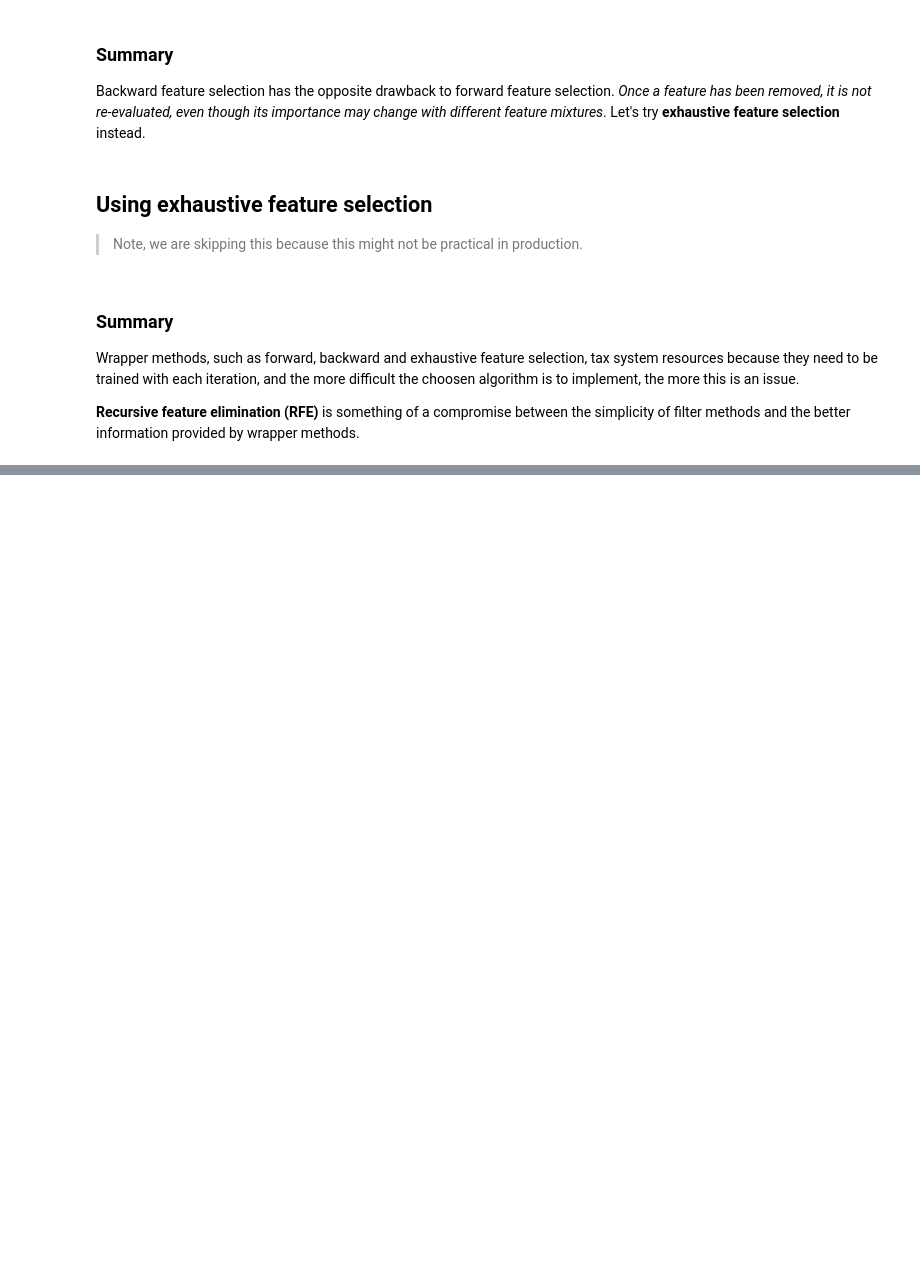
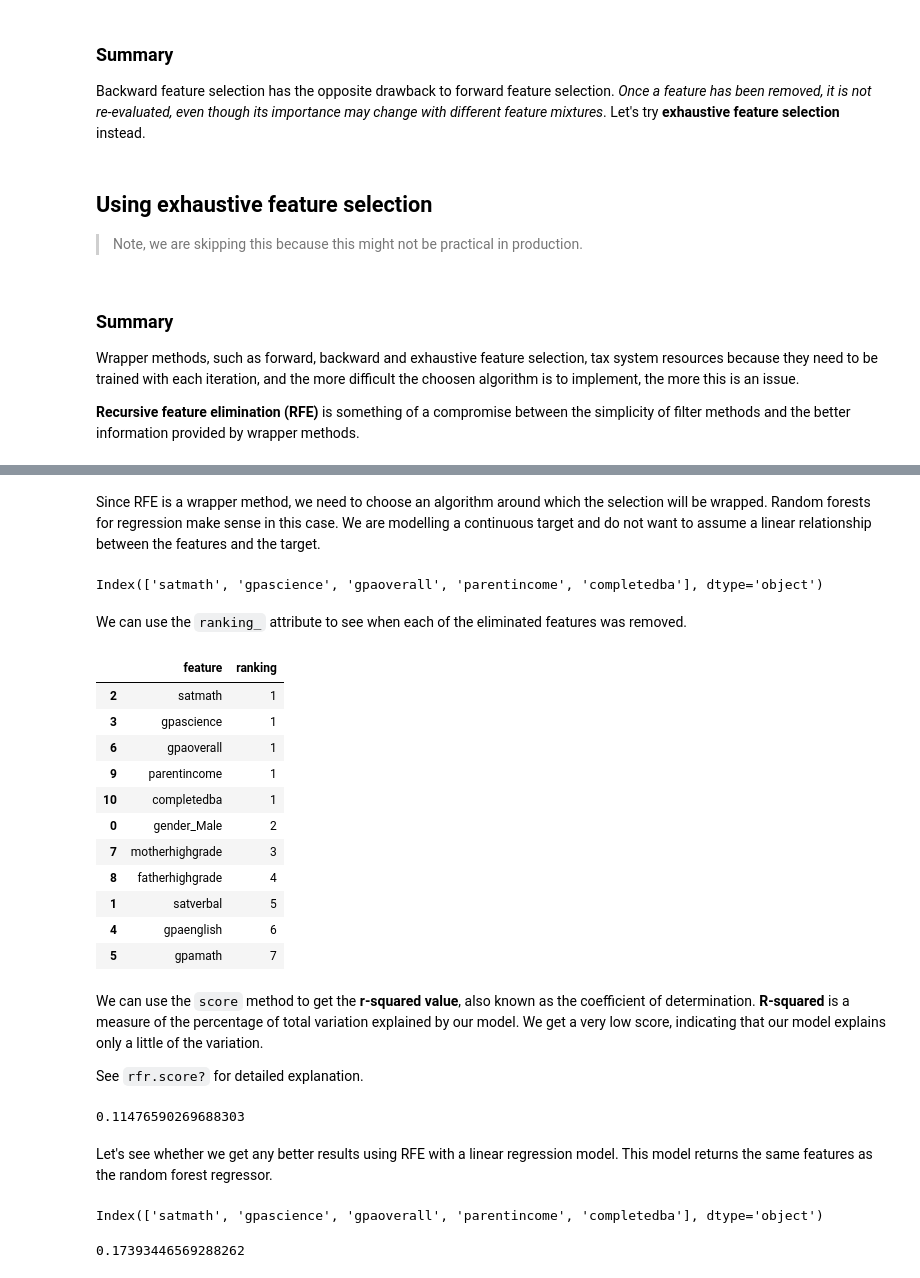
Before and after one commit to alextanhongpin/data-cleaning-and-exploration-with-machine-learning, a Jupyter notebook: 05-feature-selection.ipynb, the cells around one changed output, grey strips where cells are left out. Cells and saved outputs as stored; diff of their text form; code cells hidden in the pictures; blank space fills up the shorter version.

```diff
--- a/05-feature-selection.ipynb
+++ b/05-feature-selection.ipynb
@@ -424,0 +442,18 @@ __Recursive feature elimination (RFE)__ is something of a compromise between the
+# %%
+nls97wages = load_nls97wages()
+feature_cols = [
+    "satverbal",
+    "satmath",
+    "gpascience",
+    "gpaenglish",
+    "gpamath",
+    "gpaoverall",
+    "motherhighgrade",
+    "fatherhighgrade",
+    "parentincome",
+    "gender",
+    "completedba",
+]
+X_train, X_test, y_train, y_test = train_test_split(
+    nls97wages[feature_cols], nls97wages[["weeklywage"]], test_size=0.3, random_state=0
+)
@@ -424,0 +492,58 @@ __Recursive feature elimination (RFE)__ is something of a compromise between the
+# %% [markdown]
+Since RFE is a wrapper method, we need to choose an algorithm around which the selection will be wrapped. Random forests for regression make sense in this case. We are modelling a continuous target and do not want to assume a linear relationship between the features and the target.
+# %%
+# We set max_depth to 2 to avoid overfitting.
+rfr = RandomForestRegressor(max_depth=2)
+tree_sel = RFE(estimator=rfr, n_features_to_select=5)
+tree_sel.fit(X_train_enc, y_train.values.ravel())
+sel_cols = X_train_enc.columns[tree_sel.get_support()]
+sel_cols
+# %% [output]
+Index(['satmath', 'gpascience', 'gpaoverall', 'parentincome', 'completedba'], dtype='object')
+# %% [markdown]
+We can use the `ranking_` attribute to see when each of the eliminated features was removed.
+# %%
+pd.DataFrame(
+    {
+        "ranking": tree_sel.ranking_,
+        "feature": X_train_enc.columns,
+    },
+    columns=["feature", "ranking"],
+).sort_values(["ranking"], ascending=True)
+# %% [output]
+|  | feature | ranking |
+| 2 | satmath | 1 |
+| 3 | gpascience | 1 |
+| 6 | gpaoverall | 1 |
+| 9 | parentincome | 1 |
+| 10 | completedba | 1 |
+| 0 | gender_Male | 2 |
+| 7 | motherhighgrade | 3 |
+| 8 | fatherhighgrade | 4 |
+| 1 | satverbal | 5 |
+| 4 | gpaenglish | 6 |
+| 5 | gpamath | 7 |
+# %% [markdown]
+We can use the `score` method to get the __r-squared value__, also known as the coefficient of determination. __R-squared__ is a measure of the percentage of total variation explained by our model. We get a very low score, indicating that our model explains only a little of the variation.
+
+See `rfr.score?` for detailed explanation.
+# %%
+rfr.fit(tree_sel.transform(X_train_enc), y_train.values.ravel())
+rfr.score(tree_sel.transform(X_test_enc), y_test)
+# %% [output]
+0.11476590269688303
+# %% [markdown]
+Let's see whether we get any better results using RFE with a linear regression model. This model returns the same features as the random forest regressor.
+# %%
+lr = LinearRegression()
+lr_sel = RFE(estimator=lr, n_features_to_select=5)
+lr_sel.fit(X_train_enc, y_train.values.ravel())
+sel_cols = X_train_enc.columns[tree_sel.get_support()]
+sel_cols
+# %% [output]
+Index(['satmath', 'gpascience', 'gpaoverall', 'parentincome', 'completedba'], dtype='object')
+# %%
+lr.fit(lr_sel.transform(X_train_enc), y_train.values.ravel())
+lr.score(lr_sel.transform(X_test_enc), y_test)
+# %% [output]
+0.17393446569288262
```
Also changed, not shown: parts of 14 cells of this notebook.
